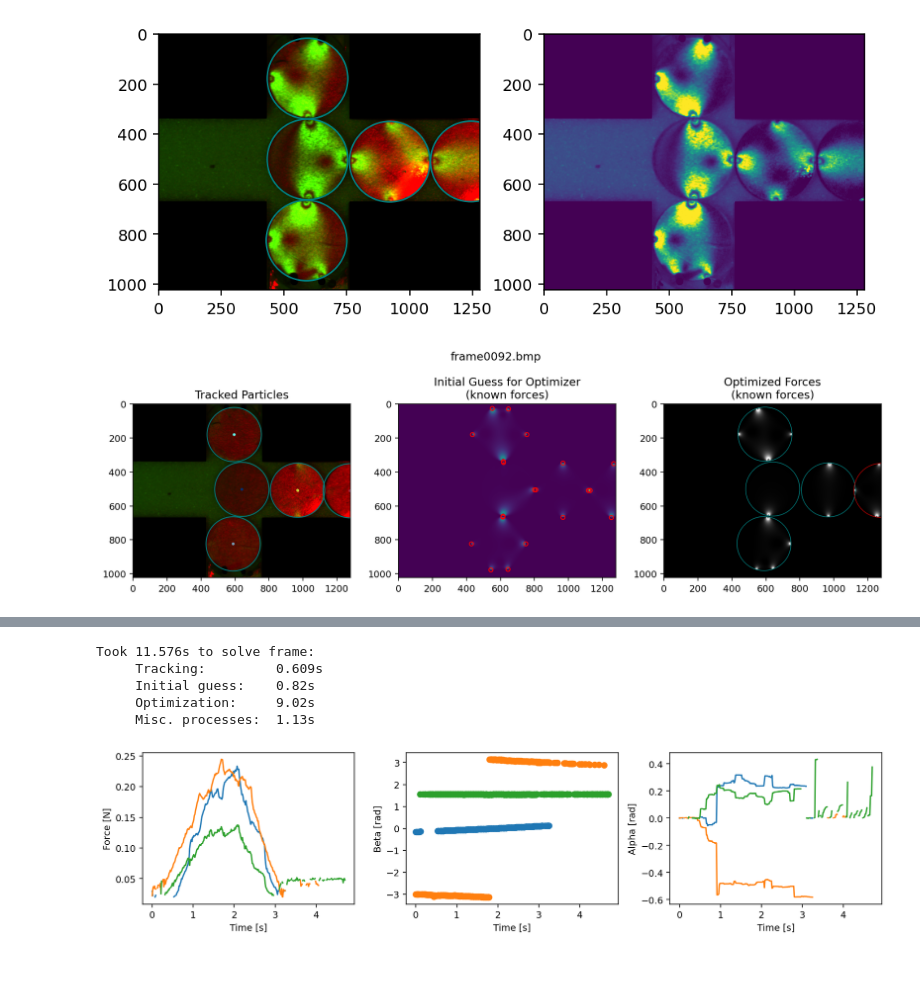
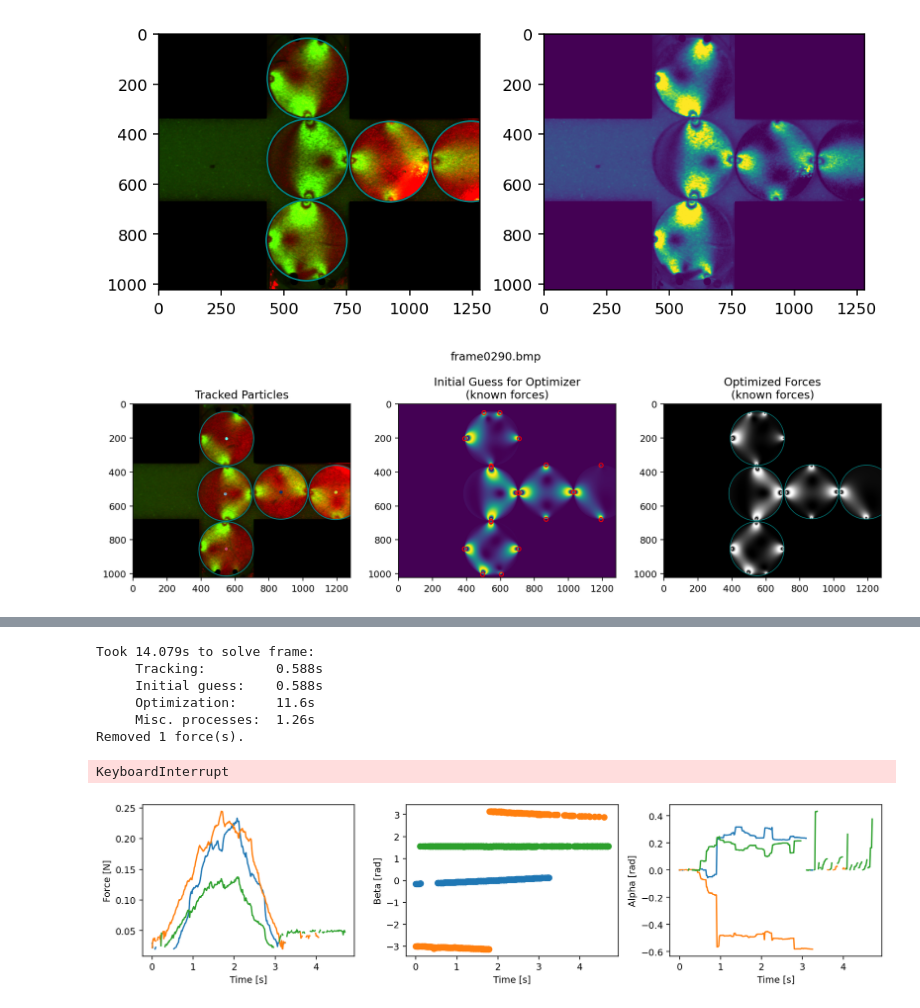
Before and after one commit to Jfeatherstone/SpaceJam, a Jupyter notebook: ForceSolving.ipynb, the cells around one changed output, grey strips where cells are left out. Cells and saved outputs as stored; diff of their text form; code cells hidden in the pictures; blank space fills up the shorter version.

Commit message:
Structured forcesolve notebook to be cleaner, include g2 calibration

```diff
--- a/ForceSolving.ipynb
+++ b/ForceSolving.ipynb
@@ -28,7 +28,7 @@ plt.rcParams['figure.dpi'] = 140
 #rootFolder = '/eno/jdfeathe/DATA/SpaceJam/'
 #dataFolder = '/eno/jdfeathe/DATA/SpaceJam/2022-02-02_Wide/'
 rootFolder = '/run/media/jack/Seagate Portable Drive/Research/SpaceJam/'
-dataFolder = '/run/media/jack/Seagate Portable Drive/Research/SpaceJam/2022-02-02_Wide/'
+dataFolder = '/run/media/jack/Seagate Portable Drive/Research/SpaceJam/2022-02-22_Wide/'
 # %%
 # Our radius that we will be identifying particles with
 guessRadius = 160
@@ -100,26 +107,15 @@ plt.show()
 # %%
 optimizationKwargs = {"maxEvals": [20, 20], "method": 'nelder',
                      "parametersToFit": [['f', 'a'], ['b', 'a']],
                      "allowRemoveForces": True, "alphaTolerance": .5,
                      "allowAddForces": True, "minForceThreshold": .02}
 
 forceArr, betaArr, alphaArr, centerArr, radiusArr = forceSolve(dataFolder, guessRadius, fSigma, pxPerMeter,
-                                                        brightfield, maskImage=maskArr, imageStartIndex=90, imageEndIndex=92,
+                                                        brightfield, maskImage=maskImage, lightCorrectionImage=correctionImage,
+                                                        lightCorrectionVerticalMask=verticalMaskImage,
+                                                        lightCorrectionHorizontalMask=horizontalMaskImage,
+                                                        g2CalibrationImage=g2CalibrationImage,
+                                                        imageStartIndex=280, imageEndIndex=None,
                                                         debug=True, optimizationKwargs=optimizationKwargs, saveMovie=True)
-
-# with open('force.pickle', 'wb') as f:
-#     pickle.dump(forceArr, f)
-
-# with open('beta.pickle', 'wb') as f:
-#     pickle.dump(betaArr, f)
-
-# with open('alpha.pickle', 'wb') as f:
-#     pickle.dump(alphaArr, f)
-
-# with open('centers.pickle', 'wb') as f:
-#     pickle.dump(centerArr, f)
-
-# with open('radii.pickle', 'wb') as f:
-#     pickle.dump(radiusArr, f)
 # %% [output]
-[figure, old version]
+[figure, new version]
@@ -127,8 +123,10 @@ forceArr, betaArr, alphaArr, centerArr, radiusArr = forceSolve(dataFolder, guess
-Took 11.576s to solve frame:
-     Tracking:         0.609s
-     Initial guess:    0.82s
-     Optimization:     9.02s
-     Misc. processes:  1.13s
+Took 14.079s to solve frame:
+     Tracking:         0.588s
+     Initial guess:    0.588s
+     Optimization:     11.6s
+     Misc. processes:  1.26s
+Removed 1 force(s).
+KeyboardInterrupt
 # %%
 with open('force.pickle', 'rb') as f:
     forceArr = pickle.load(f)
```
Also changed, not shown: parts of 4 cells of this notebook, 7 other files.
